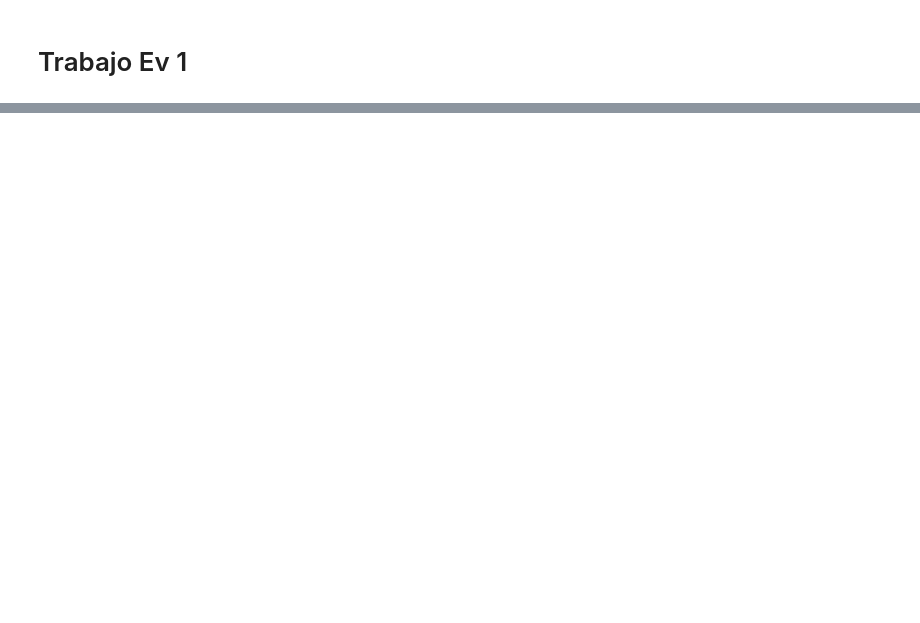
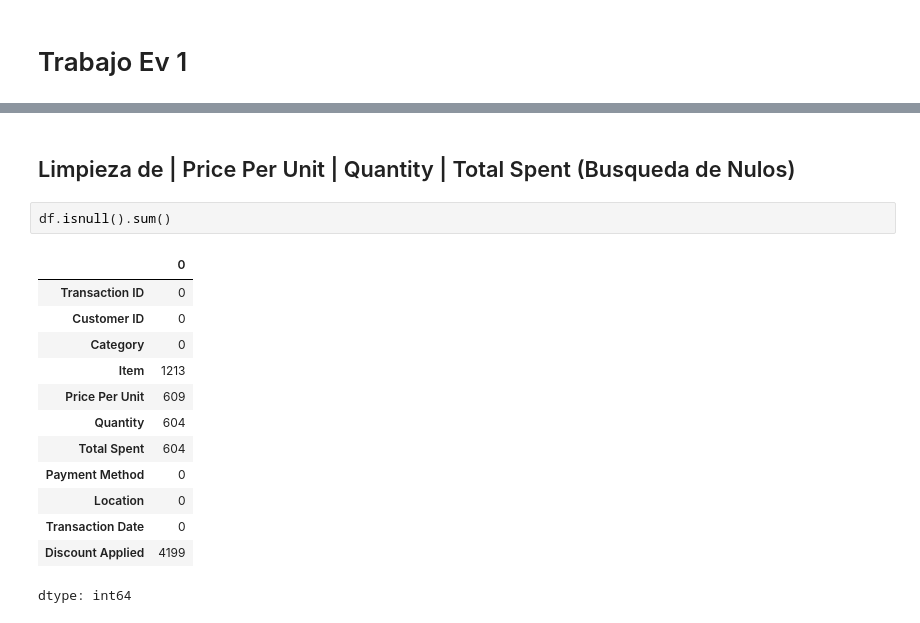
Before and after one commit to Paltaxd2/Evaluacion1_Programacion_Ciencia_Datos, a Jupyter notebook: Progra_EVA1_V001.ipynb, the cells around one changed output, grey strips where cells are left out. Drawn from its saved outputs; the diff is of its cells as text; blank space fills up the shorter version.

```diff
--- a/Progra_EVA1_V001.ipynb
+++ b/Progra_EVA1_V001.ipynb
@@ -24,0 +26,18 @@ print("Nose")
+# %% [markdown]
+## Limpieza de | Price Per Unit |	Quantity | Total Spent (Busqueda de Nulos)
+# %%
+df.isnull().sum()
+# %% [output]
+|  | 0 |
+| Transaction ID | 0 |
+| Customer ID | 0 |
+| Category | 0 |
+| Item | 1213 |
+| Price Per Unit | 609 |
+| Quantity | 604 |
+| Total Spent | 604 |
+| Payment Method | 0 |
+| Location | 0 |
+| Transaction Date | 0 |
+| Discount Applied | 4199 |
+dtype: int64
```
Also changed, not shown: parts of 14 cells of this notebook.
